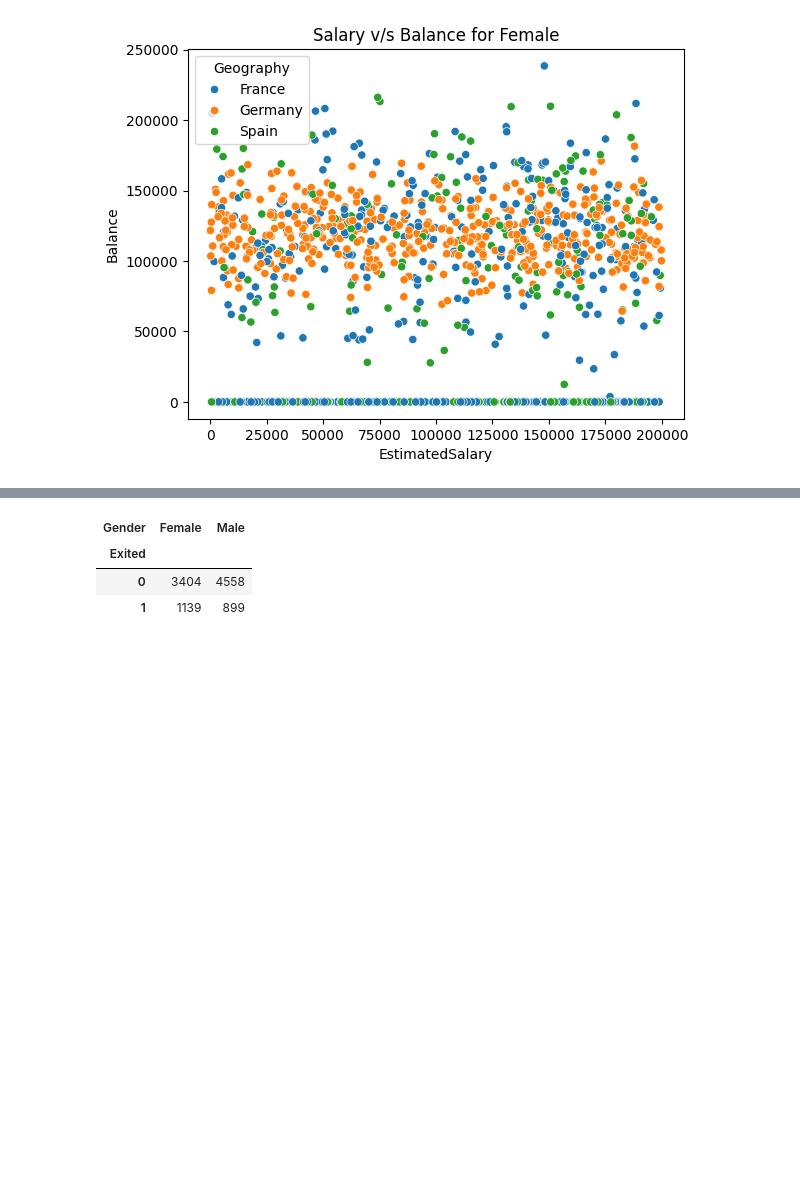
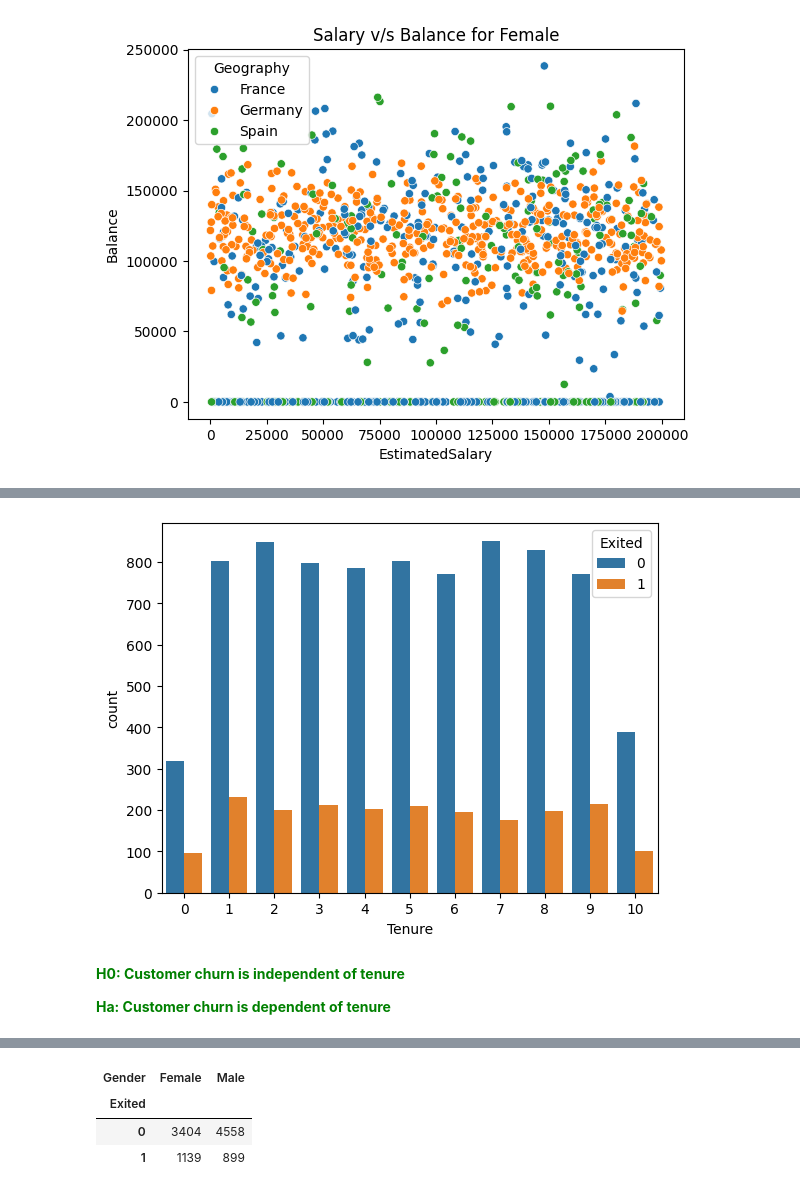
Before and after one commit to Sujan-Sawant/Bank-Customer-Churn, a Jupyter notebook: Bank_Customer_Churn_CaseStudy.ipynb, the cells around one changed output, grey strips where cells are left out. Cells and saved outputs as stored; diff of their text form; code cells hidden in the pictures; blank space fills up the shorter version.

```diff
--- a/Bank_Customer_Churn_CaseStudy.ipynb
+++ b/Bank_Customer_Churn_CaseStudy.ipynb
@@ -458,0 +582,9 @@ plt.show()
+# %%
+sns.countplot(x = data['Tenure'],hue = data['Exited'])
+plt.show()
+# %% [output]
+[figure, added]
+# %% [markdown]
+<font color= "green">**H0: Customer churn is independent of tenure**
+
+<font color= "green">**Ha: Customer churn is dependent of tenure**
```
Also changed, not shown: parts of 50 cells of this notebook.
